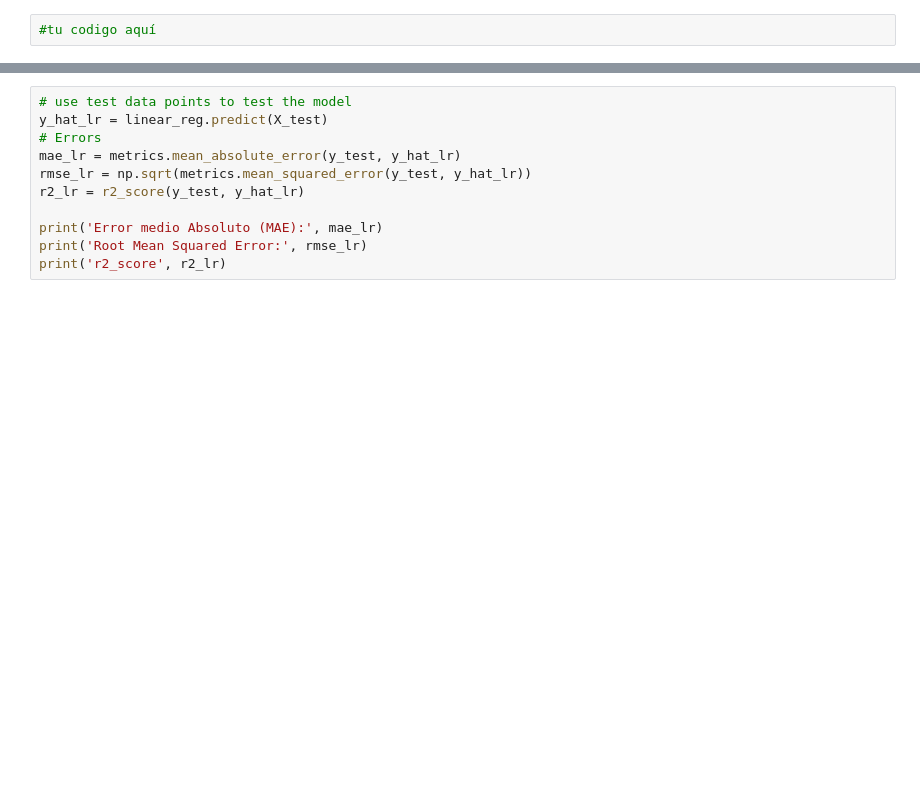
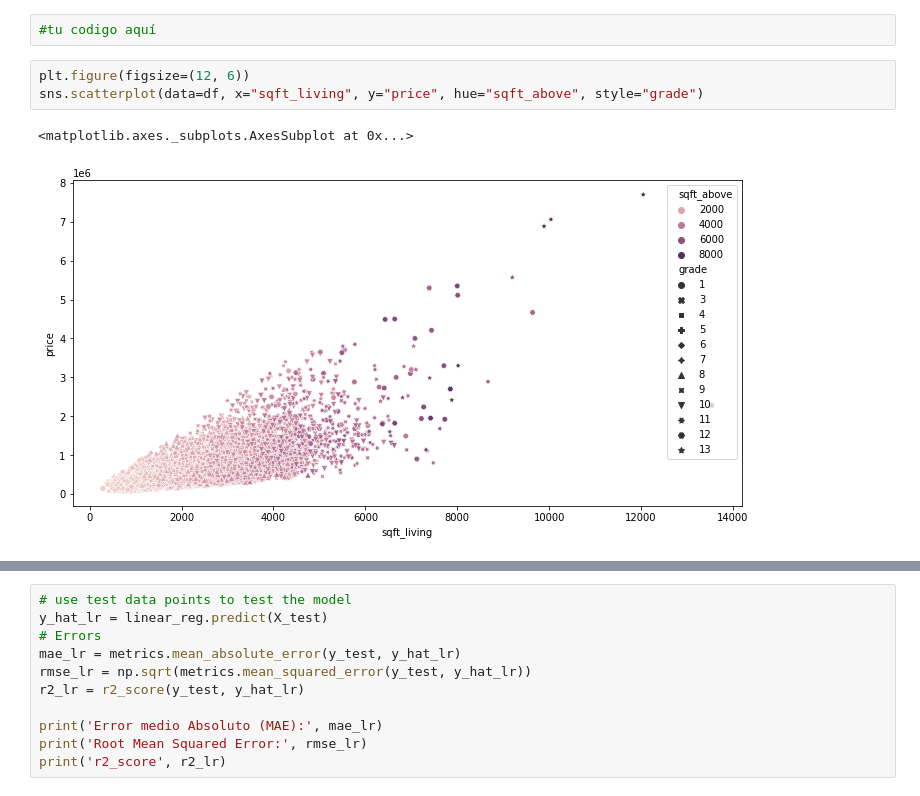
Before and after one commit to farinteractions/raspi-interactions, a Jupyter notebook: Actividad_Semanal_7/TecMty_Regresion_lineal_polinomial.ipynb, the cells around one changed output, grey strips where cells are left out. Saved outputs shown, nothing was run; the diff lists cells and outputs as text; blank space fills up the shorter version.

```diff
--- a/Actividad_Semanal_7/TecMty_Regresion_lineal_polinomial.ipynb
+++ b/Actividad_Semanal_7/TecMty_Regresion_lineal_polinomial.ipynb
@@ -691,6 +731,12 @@ Mumero total de registros en el test dataset: 2162
 Tamaño del X_test: (2162, 15)
 # %%
 #tu codigo aquí
+# %%
+plt.figure(figsize=(12, 6))
+sns.scatterplot(data=df, x="sqft_living", y="price", hue="sqft_above", style="grade")
+# %% [output]
+<matplotlib.axes._subplots.AxesSubplot at 0x...>
+[figure, added]
 # %%
 # Linear Regression Model
 linear_reg = LinearRegression(fit_intercept=True)
```
Also changed, not shown: parts of 26 cells of this notebook.
